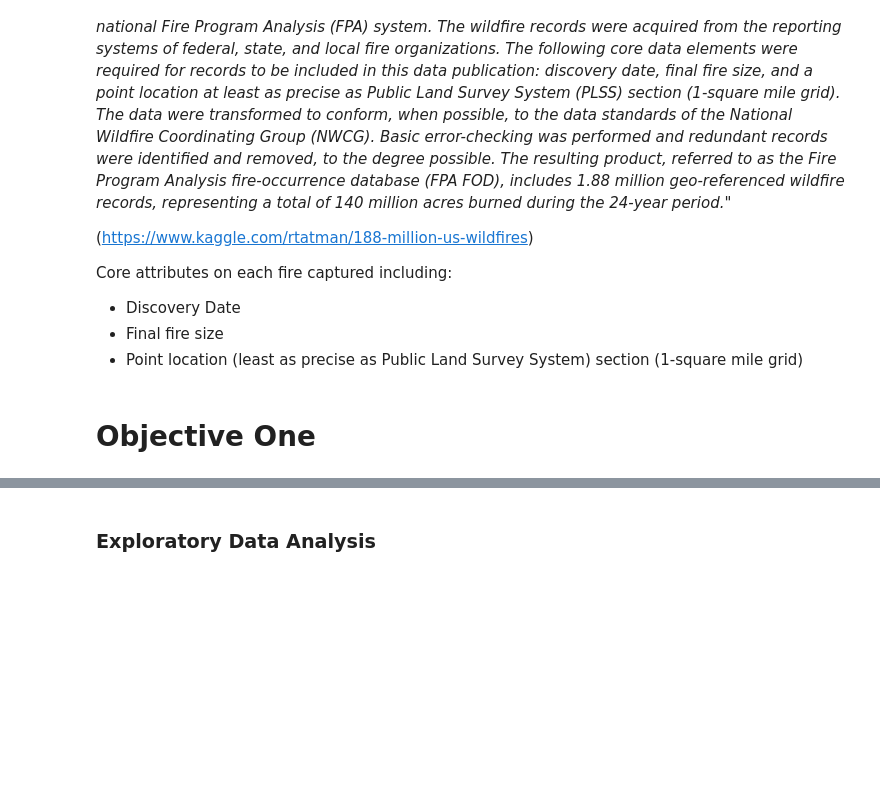
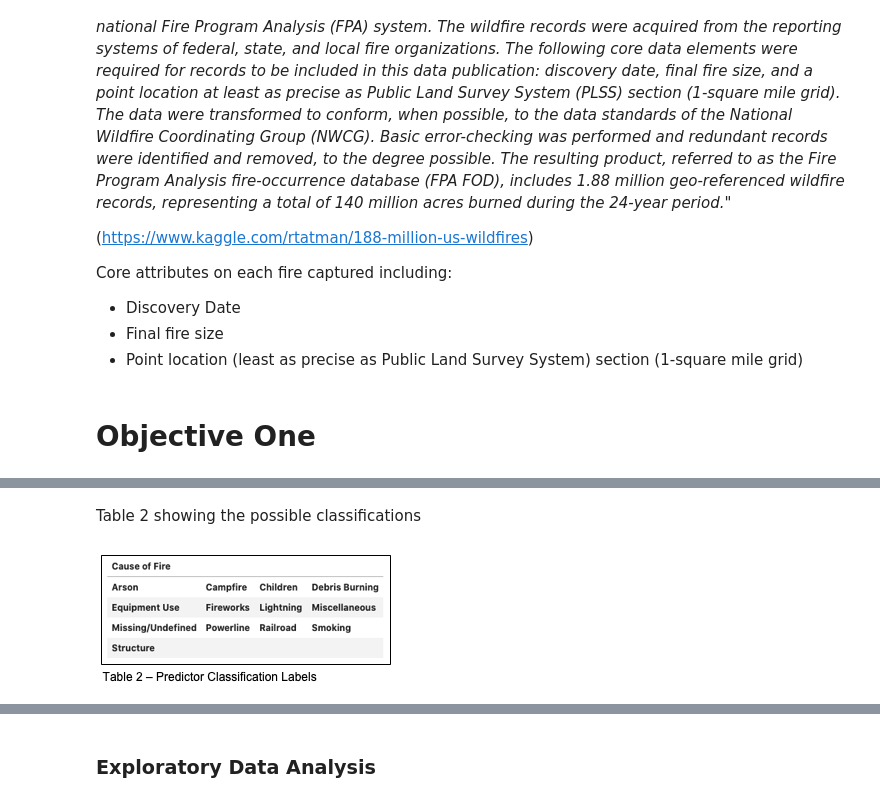
Before and after one commit to RobinsonCW/USWildfireAnalysis, a Jupyter notebook: src/objectives/python/USWildfireAnalysis.ipynb, the cells around one changed output, grey strips where cells are left out. Cells and saved outputs as stored; diff of their text form; code cells hidden in the pictures; blank space fills up the shorter version.

```diff
--- a/src/objectives/python/USWildfireAnalysis.ipynb
+++ b/src/objectives/python/USWildfireAnalysis.ipynb
@@ -64,0 +49,6 @@ The remainder of the notebook is the code that goes through the process
+# %% [markdown]
+Table 2 showing the possible classifications
+# %%
+Image(filename='./img/us_wildfire_labels.png')
+# %% [output]
+[figure, added]
```
Also changed, not shown: parts of 14 cells of this notebook, 1 other file.
